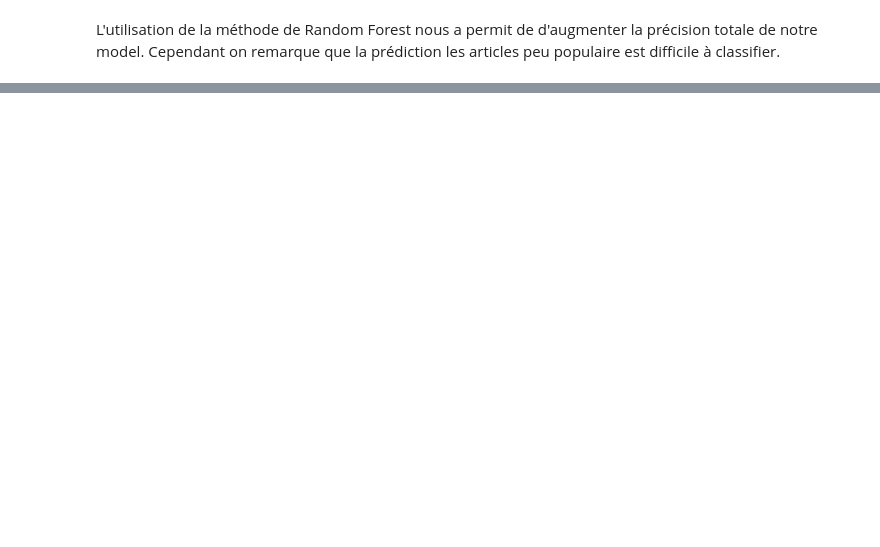
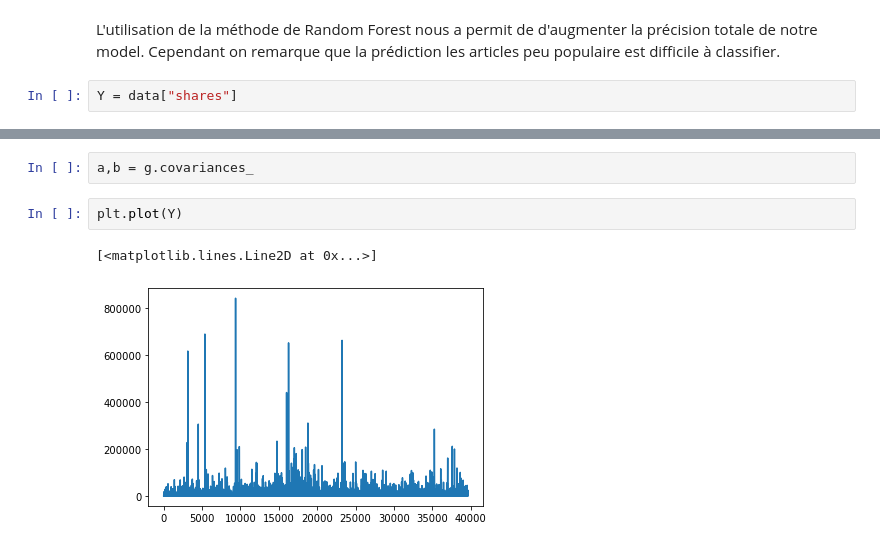
Before and after one commit to NandyBa/ArticlePopularityPrediction, a Jupyter notebook: Analyse.ipynb, the cells around one changed output, grey strips where cells are left out. Saved outputs shown, nothing was run; the diff lists cells and outputs as text; blank space fills up the shorter version.

```diff
--- a/Analyse.ipynb
+++ b/Analyse.ipynb
@@ -277,3 +355,5 @@ for title, normalize in titles_options:
 # %% [markdown]
 L'utilisation de la méthode de Random Forest nous a permit de d'augmenter la précision totale de notre model.
 Cependant on remarque que la prédiction les articles peu populaire est difficile à classifier.
+# %%
+Y = data["shares"]
@@ -279,0 +380,7 @@ Cependant on remarque que la prédiction les articles peu populaire est difficil
+# %%
+a,b = g.covariances_
+# %%
+plt.plot(Y)
+# %% [output]
+[<matplotlib.lines.Line2D at 0x...>]
+[figure, added]
```
Also changed, not shown: parts of 26 cells of this notebook, 1 other file.
